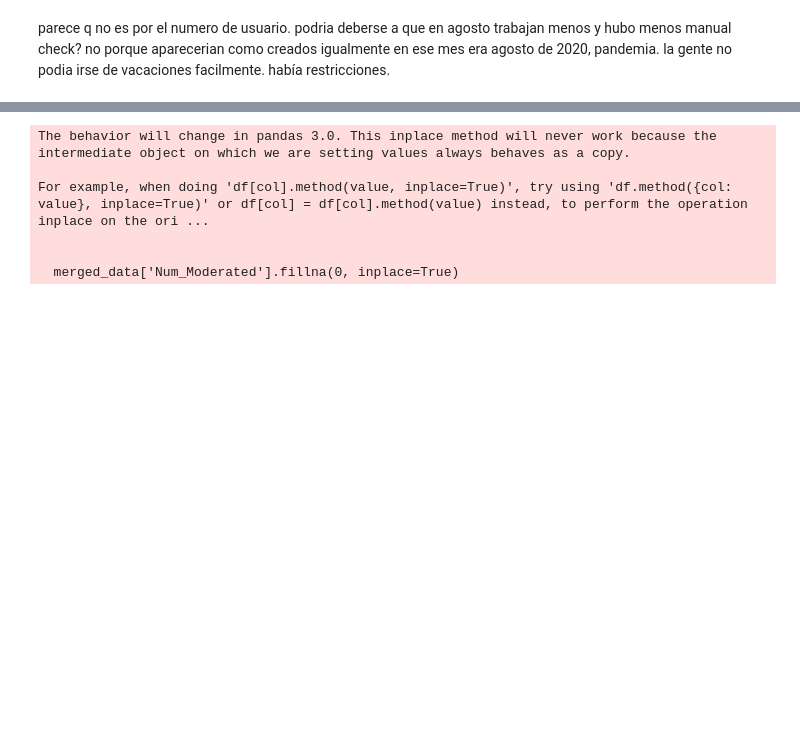
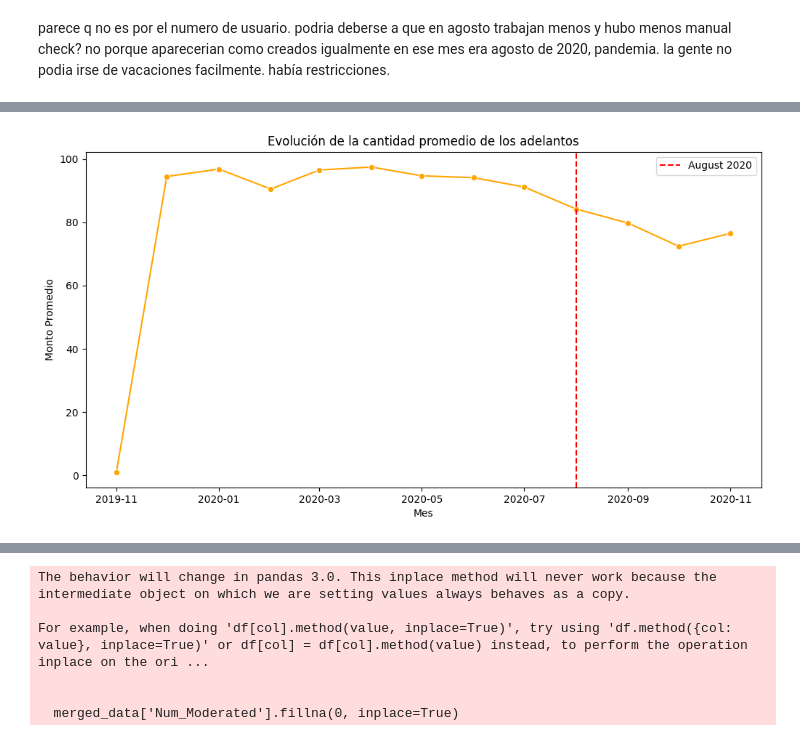
Before and after one commit to albagd77/Pasta-Loca---Proyecto-para-curso-Data-Scientist-UOC, a Jupyter notebook: Alba/cohort_analysis_alba.ipynb, the cells around one changed output, grey strips where cells are left out. Saved outputs shown, nothing was run; the diff lists cells and outputs as text; code cells hidden in the pictures; blank space fills up the shorter version.

Commit message:
actualizacion con num solicitudes sin duplicados

```diff
--- a/Alba/cohort_analysis_alba.ipynb
+++ b/Alba/cohort_analysis_alba.ipynb
@@ -651,7 +647,12 @@ memory usage: 3.1+ MB
 aggregated_data = cr_cp.groupby('Mes_created_at').agg(
     total_requests=('id', 'count'),  # Número total de cash requests
     unique_users=('user_id', 'nunique'),  # Número de usuarios únicos
-    deleted_accounts=('deleted_account_id', lambda x: x.notnull().sum())  # Cuentas eliminadas
+    deleted_accounts=('deleted_account_id', lambda x: x.notnull().sum()),  # Cuentas eliminadas
+    Solicitudes_Instant=('transfer_type', lambda x: (x == 'instant').sum()),  # Solicitudes tipo 'instant' por mes
+    Solicitudes_Regular=('transfer_type', lambda x: (x == 'regular').sum()),  # Solicitudes tipo 'regular' por mes
+    #Clientes_con_fees=('fee', lambda x: (x > 0).sum()),  # Clientes con fees por mes
+    CR=('amount', 'sum'),  # Total de adelantos por mes
+    #Fees=('fee', 'sum')  # Total de fees por mes
 ).reset_index()
 # Convertimos 'Mes_created_at' a cadena para graficar
 aggregated_data['Mes_created_at'] = aggregated_data['Mes_created_at'].astype(str)
@@ -680,3 +698,20 @@ era agosto de 2020, pandemia. la gente no podia irse de vacaciones facilmente. h
+# %%
+# Calcular y graficar el tamaño promedio de los adelantos
+# Asegúrate de que los valores en 'Mes_created_at' sean cadenas
+# Asegúrate de que 'Mes_created_at' sea datetime
+aggregated_data['Mes_created_at'] = pd.to_datetime(aggregated_data['Mes_created_at'])
+# CR= Total de adelantos por cohorte y mes / Num solicitudes (id_cash_request, q son unicos)
+aggregated_data['Tamaño_Adelanto_Promedio'] = aggregated_data['CR'] / aggregated_data['total_requests']
+plt.figure(figsize=(12, 6))
+sns.lineplot(data=aggregated_data, x='Mes_created_at', y='Tamaño_Adelanto_Promedio', marker='o', color='orange')
+plt.axvline(x=fecha_agosto, color='red', linestyle='--', label='August 2020')
+plt.title('Evolución de la cantidad promedio de los adelantos')
+plt.xlabel('Mes')
+plt.ylabel('Monto Promedio')
+plt.legend()
+plt.show()
+# %% [output]
+[figure, added]
 # %%
 agosto_cr_cp=cr_cp[cr_cp['Mes_created_at']=='2020-08-01']
 agosto_cr_cp.describe()
```
Also changed, not shown: parts of 10 cells of this notebook.
